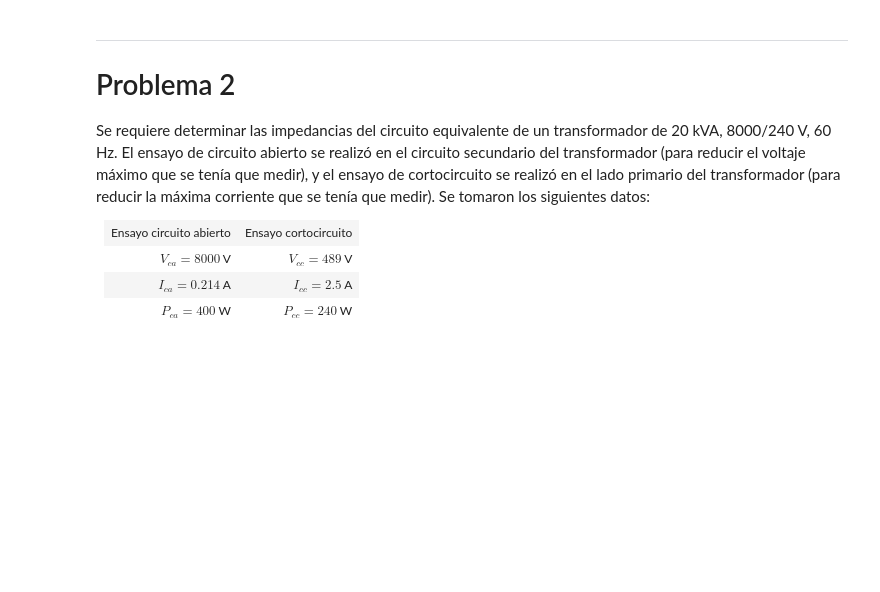
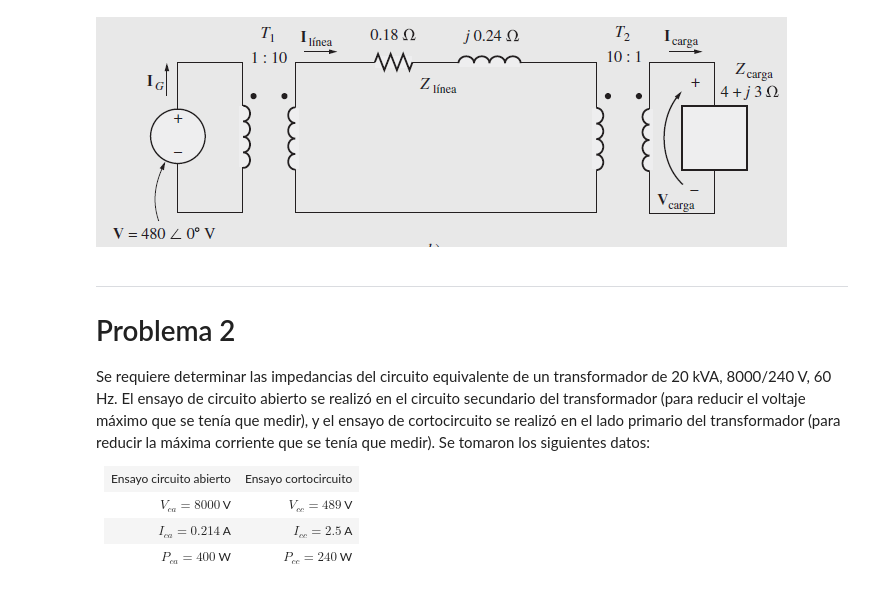
Before and after one commit to a-marano/Problemas-Notebooks, a Jupyter notebook: Problemas_trafos.ipynb, the cells around one changed output. Cells and saved outputs as stored; diff of their text form; code cells hidden in the pictures; blank space fills up the shorter version.

Commit message:
imagen en subcarpeta

```diff
--- a/Problemas_trafos.ipynb
+++ b/Problemas_trafos.ipynb
@@ -14,6 +14,11 @@ a) Si el sistema de potencia es exactamente como se describe en la figura 1, ¿c
 b) Suponga que un transformador elevador 1:10 se coloca en el extremo del generador de la línea de transmisión y que un transformador reductor 10:1 se coloca en el extremo de carga de la línea de transmisión. ¿Cuál será ahora el voltaje de la carga? ¿Cuáles serán las pérdidas en la línea de transmisión?
 
 <img src='./img/p1f2.png'>
+# %%
+from IPython.display import Image
+Image(filename="./img/p1f2.png")
+# %% [output]
+[figure, added]
 # %% [markdown]
 ---
 # Problema 2
```
